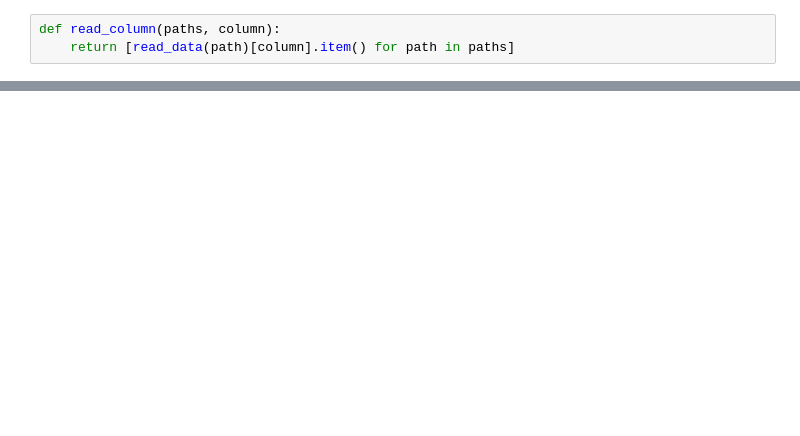
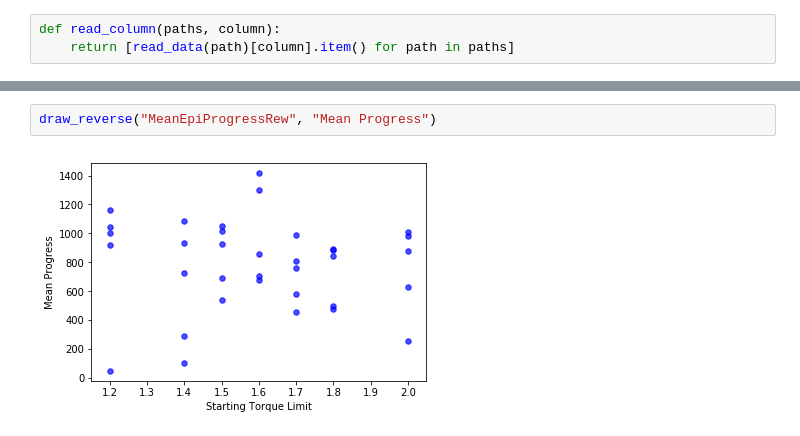
Before and after one commit to farzadab/walking-benchmark, a Jupyter notebook: show/torque_curriculum_grid_plots.ipynb, the cells around one changed output, grey strips where cells are left out. Saved outputs shown, nothing was run; the diff lists cells and outputs as text; blank space fills up the shorter version.

```diff
--- a/show/torque_curriculum_grid_plots.ipynb
+++ b/show/torque_curriculum_grid_plots.ipynb
@@ -73,0 +96,4 @@ draw("MeanEpiProgressRew", "Mean Progress")
+# %%
+draw_reverse("MeanEpiProgressRew", "Mean Progress")
+# %% [output]
+[figure, added]
```
Also changed, not shown: parts of 8 cells of this notebook, 6 other files.
